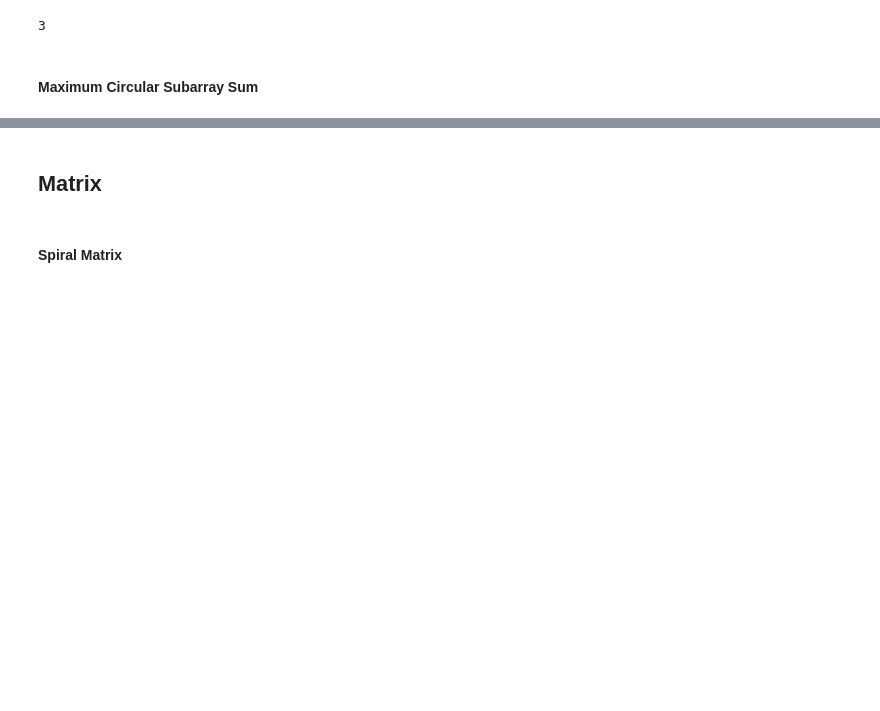
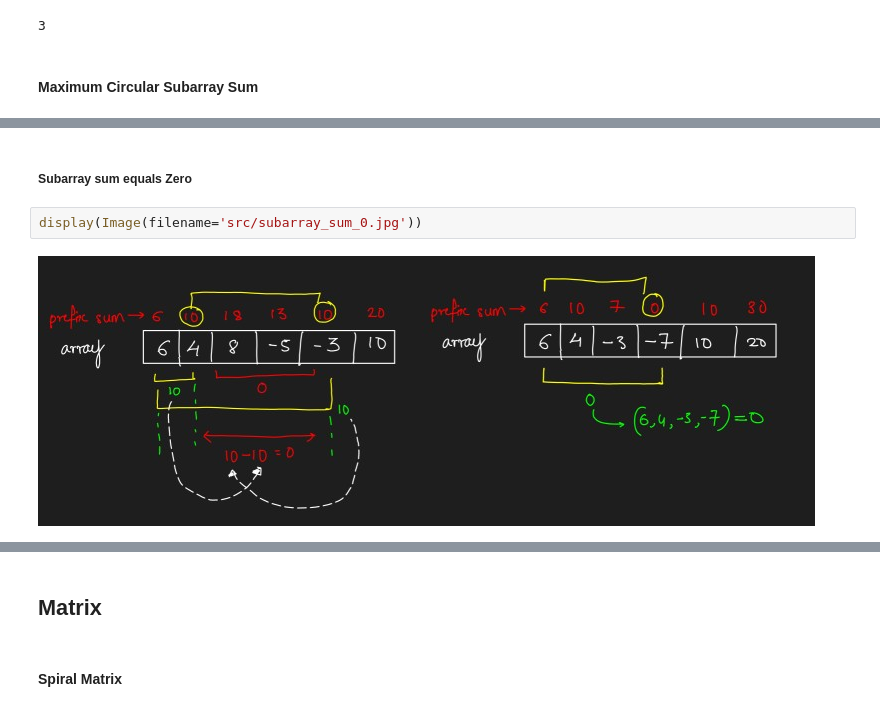
Before and after one commit to AshishSalaskar1/DS_Algo_Playground, a Jupyter notebook: Track/GFG_DSA.ipynb, the cells around one changed output, grey strips where cells are left out. Drawn from its saved outputs; the diff is of its cells as text; blank space fills up the shorter version.

```diff
--- a/Track/GFG_DSA.ipynb
+++ b/Track/GFG_DSA.ipynb
@@ -64,0 +384,6 @@ Max = MAX(Max of normal array, max of circular subarray)<br>
+# %% [markdown]
+##### Subarray sum equals Zero
+# %%
+display(Image(filename='src/subarray_sum_0.jpg'))
+# %% [output]
+[figure, added]
```
Also changed, not shown: parts of 53 cells of this notebook, 4 other files.
